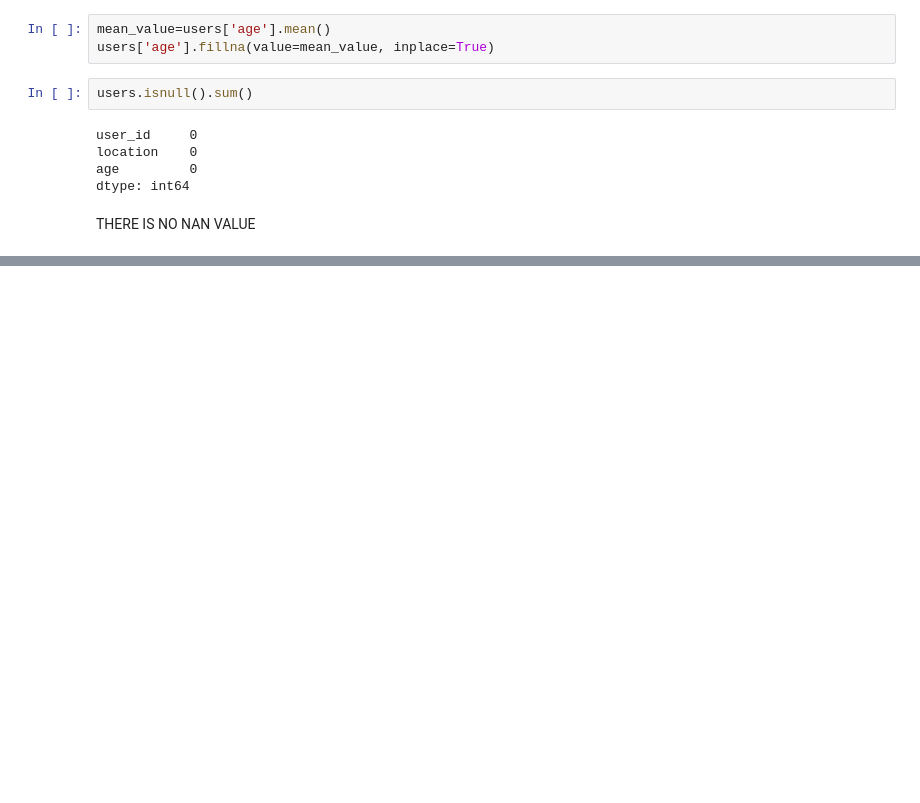
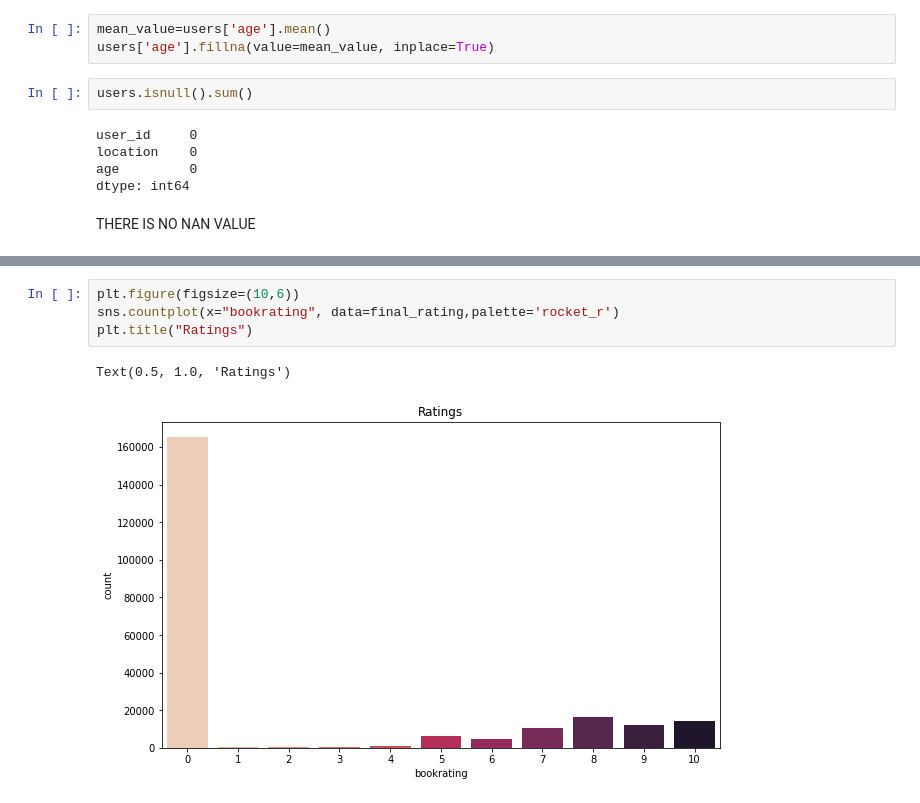
Before and after one commit to deepali2062/-Book_Recommender_System, a Jupyter notebook: Book_Recommender_System.ipynb, the cells around one changed output, grey strips where cells are left out. Drawn from its saved outputs; the diff is of its cells as text; blank space fills up the shorter version.

```diff
--- a/Book_Recommender_System.ipynb
+++ b/Book_Recommender_System.ipynb
@@ -198,0 +454,7 @@ Name: author, Length: 102023, dtype: int64
+# %%
+plt.figure(figsize=(10,6))
+sns.countplot(x="bookrating", data=final_rating,palette='rocket_r')
+plt.title("Ratings")
+# %% [output]
+Text(0.5, 1.0, 'Ratings')
+[figure, added]
```
Also changed, not shown: parts of 60 cells of this notebook.
